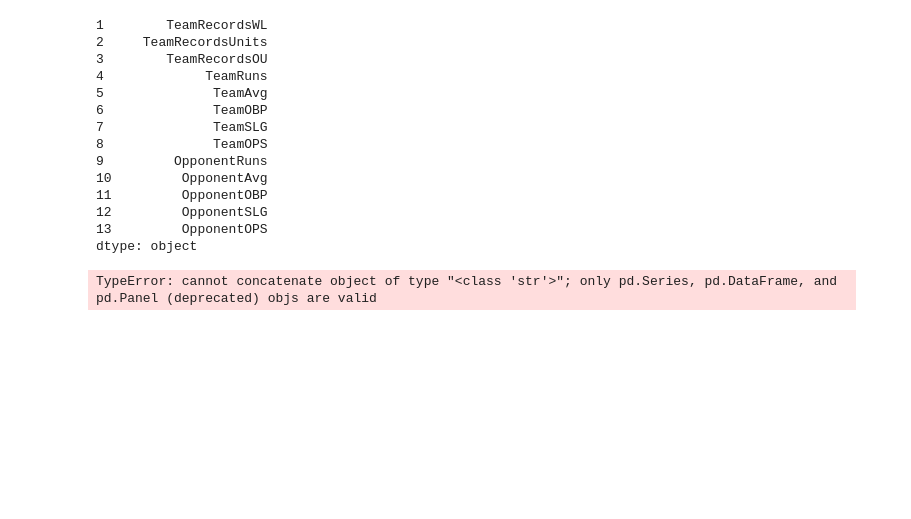
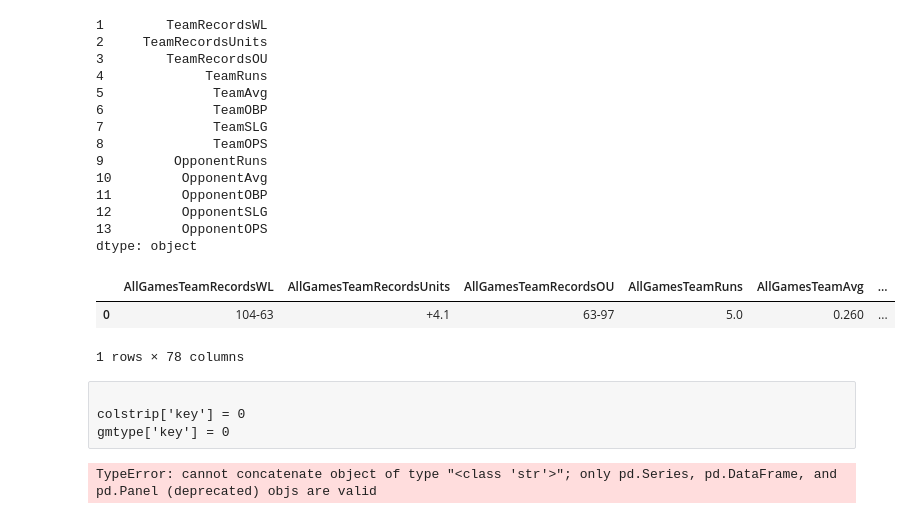
Before and after one commit to etothexipi/mlb_bet_notebooks, a Jupyter notebook: skr_statfox_matchups.ipynb, the cells around one changed output. Drawn from its saved outputs; the diff is of its cells as text; code cells hidden in the pictures; blank space fills up the shorter version.

Commit message:
figured out feature flattening with simultaneous column label and row label concatenation

```diff
--- a/skr_statfox_matchups.ipynb
+++ b/skr_statfox_matchups.ipynb
@@ -240,10 +240,24 @@ colstrip
 12         OpponentSLG
 13         OpponentOPS
 dtype: object
-# %%
-
-colstrip['key'] = 0
-gmtype['key'] = 0
+# %%
+df2239 = pd.DataFrame([])
+for x in gmtype.index:
+    for y in colstrip.index:
+        df2839 = pd.DataFrame([test.iloc[x][y]], columns=[gmtype[x]+colstrip[y]])
+#         print(df2839)
+        df2239 = pd.concat([df2239,df2839], axis=1)
+#         test2 = pd.concat([test.iloc[x-1],test.iloc[x]],axis=1)
+# %%
+df2239
+# %% [output]
+|  | AllGamesTeamRecordsWL | AllGamesTeamRecordsUnits | AllGamesTeamRecordsOU | AllGamesTeamRuns | AllGamesTeamAvg | ... |
+| 0 | 104-63 | +4.1 | 63-97 | 5.0 | 0.260 | ... |
+1 rows × 78 columns
+# %% [raw]
+
+colstrip['key'] = 0
+gmtype['key'] = 0
 # %%
 # %% [output]
 TypeError: cannot concatenate object of type "<class 'str'>"; only pd.Series, pd.DataFrame, and pd.Panel (deprecated) objs are valid
```
